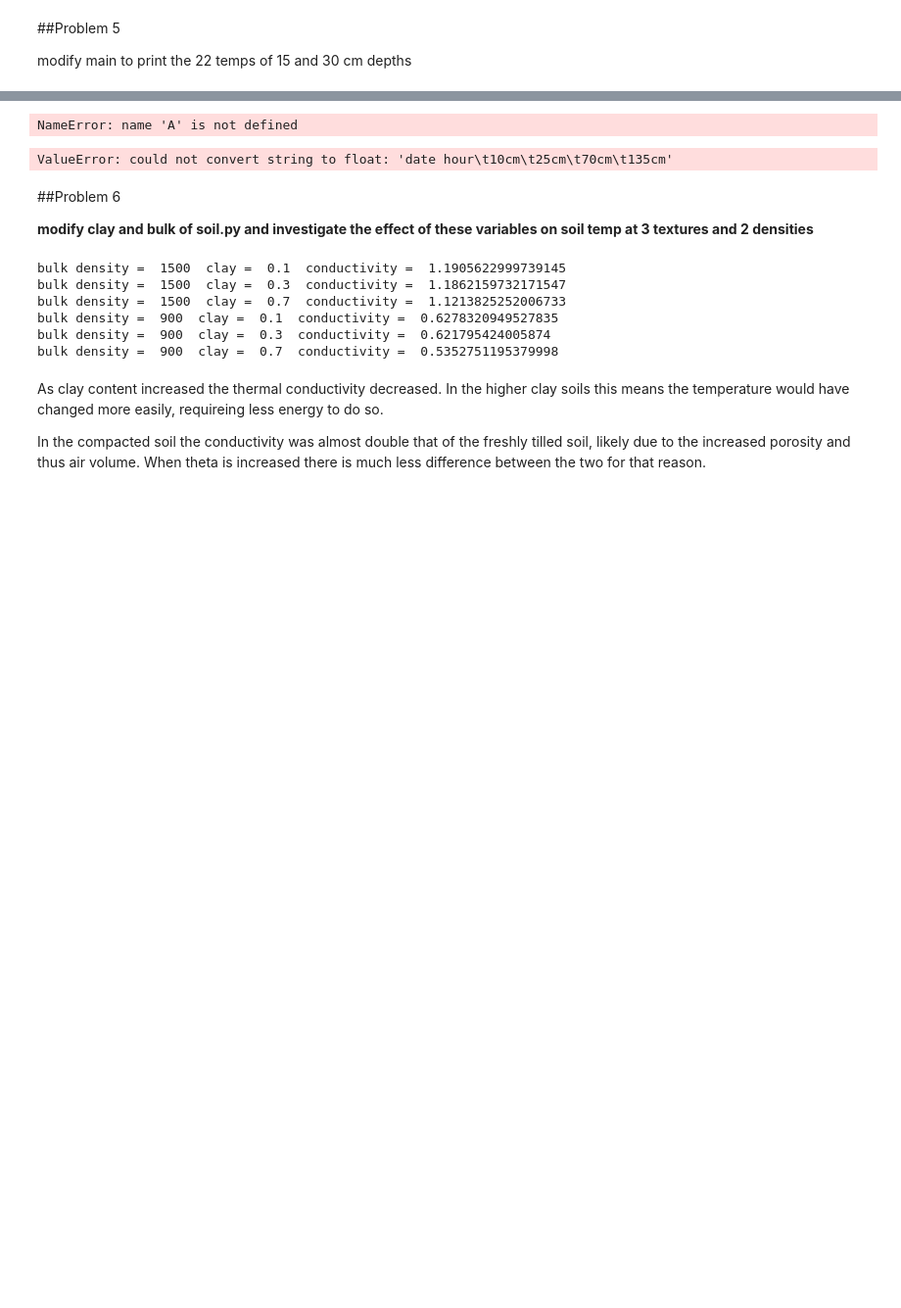
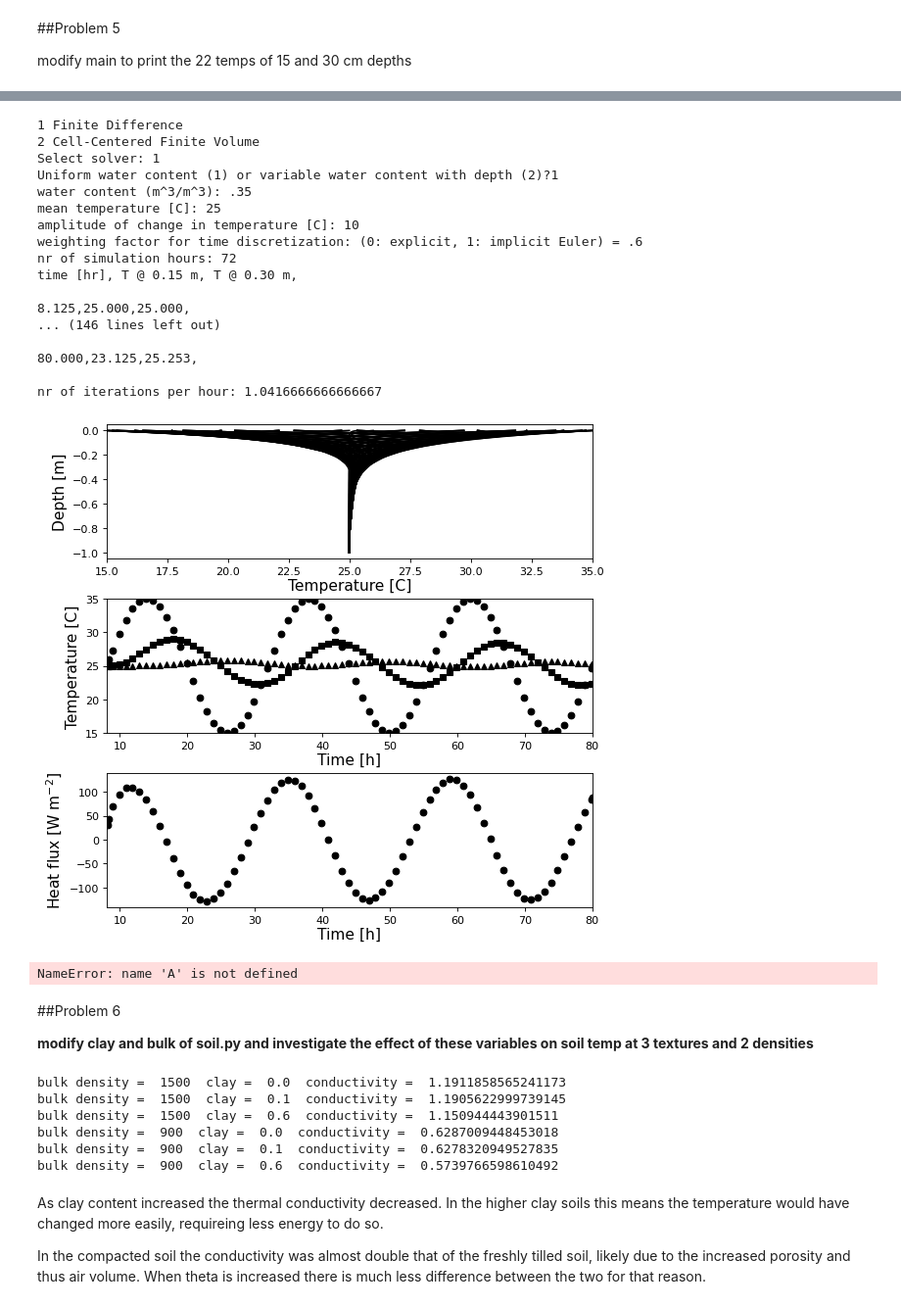
Before and after one commit to soil-physics-okstate/soil-physics-theory, a Jupyter notebook: content/chapter-4/dcd-ch4 .ipynb, the cells around one changed output, grey strips where cells are left out. Shown at 98% size. Saved outputs shown, nothing was run; the diff lists cells and outputs as text; code cells hidden in the pictures; blank space fills up the shorter version.

```diff
--- a/content/chapter-4/dcd-ch4 .ipynb
+++ b/content/chapter-4/dcd-ch4 .ipynb
@@ -169,3 +189,27 @@ ValueError: could not convert string to float: '1\t20.3\t20.4\t19.8\t18'
+# %%
+from main3_cole import main
+bulkDensity = 1000 # kg m^-3
+clay = 0.4
+main(bulkDensity,clay)
+# %% [output]
+1 Finite Difference
+2 Cell-Centered Finite Volume
+Select solver: 1
+Uniform water content (1) or variable water content with depth (2)?1
+water content (m^3/m^3): .35
+mean temperature [C]: 25
+amplitude of change in temperature [C]: 10
+weighting factor for time discretization: (0: explicit, 1: implicit Euler) = .6
+nr of simulation hours: 72
+time [hr], T @ 0.15 m, T @ 0.30 m,
+
+8.125,25.000,25.000,
+... (146 lines left out)
+
+80.000,23.125,25.253,
+
+nr of iterations per hour: 1.0416666666666667
+[figure, added]
 # %%
 
 soilTemperature = A[0]
@@ -173,63 +217,27 @@ print ("Temperatures = ", soilTemperature)
 nrTemperatures = len(soilTemperature)
 # %% [output]
 NameError: name 'A' is not defined
-# %%
-
-
-myStr = "bulk density [kg/m^3]: "
-bulkDensity = float(input(myStr))
-myStr = "clay [0 - 1]: "
-clay = float(input(myStr))
-
-particleDensity = 2650
-porosity = 1 - (bulkDensity / particleDensity)
-
-step = 0.02
-nrValues = int(porosity / step) + 1
-waterContent = np.zeros(nrValues)
-thermalConductivity = np.zeros(nrValues)
-for i in range(nrValues):
-    waterContent[i] = step*i
-
-
-fig = plt.figure(figsize=(10,8))
-plt.xlabel('Water Content [m$^{3}$ m$^{-3}$]',fontsize=20,labelpad=8)
-plt.ylabel('Thermal Conductivity [W m$^{-1}$C$^{-1}$]',fontsize=20,labelpad=8)
-plt.tick_params(axis='both', which='major', labelsize=20,pad=8)
-plt.tick_params(axis='both', which='minor', labelsize=20,pad=8)
-#plt.xlim(0, 0.7)
-for t in range(nrTemperatures):
-    for i in range(nrValues):
-        thermalConductivity[i] = soil.thermalConductivity(bulkDensity,
-                                waterContent[i], clay, soilTemperature[t])
-    if (t == 0): plt.plot(waterContent, thermalConductivity,'k')
-    if (t == 1): plt.plot(waterContent, thermalConductivity,'--k')
-    if (t == 2): plt.plot(waterContent, thermalConductivity,'-.k')
-    if (t == 3): plt.plot(waterContent, thermalConductivity,':k')
-plt.show()
-# %% [output]
-ValueError: could not convert string to float: 'date hour\t10cm\t25cm\t70cm\t135cm'
 # %% [markdown]
 ##Problem 6
 
 **modify clay and bulk of soil.py and investigate the effect of these variables on soil temp at 3 textures and 2 densities**
 # %%
 Db= [1500,900]
-clay= [0.1,0.3,0.7]
+clay_rat= [0.0,0.1,0.6]
 theta = 0.3
 temp = 25
 
 for i in Db:
-    for j in clay:
+    for j in clay_rat:
         K = thermalConductivity(i, theta, j, temp)
         print('bulk density = ', i, ' clay = ', j, ' conductivity = ', K)
 # %% [output]
+bulk density =  1500  clay =  0.0  conductivity =  1.1911858565241173
 bulk density =  1500  clay =  0.1  conductivity =  1.1905622999739145
-bulk density =  1500  clay =  0.3  conductivity =  1.1862159732171547
-bulk density =  1500  clay =  0.7  conductivity =  1.1213825252006733
+bulk density =  1500  clay =  0.6  conductivity =  1.150944443901511
+bulk density =  900  clay =  0.0  conductivity =  0.6287009448453018
 bulk density =  900  clay =  0.1  conductivity =  0.6278320949527835
-bulk density =  900  clay =  0.3  conductivity =  0.621795424005874
-bulk density =  900  clay =  0.7  conductivity =  0.5352751195379998
+bulk density =  900  clay =  0.6  conductivity =  0.5739766598610492
 # %% [markdown]
 As clay content increased the thermal conductivity decreased. In the higher clay soils this means the temperature would have changed more easily, requireing less energy to do so.
 
```
Also changed, not shown: parts of 26 cells of this notebook, 3 other files.
